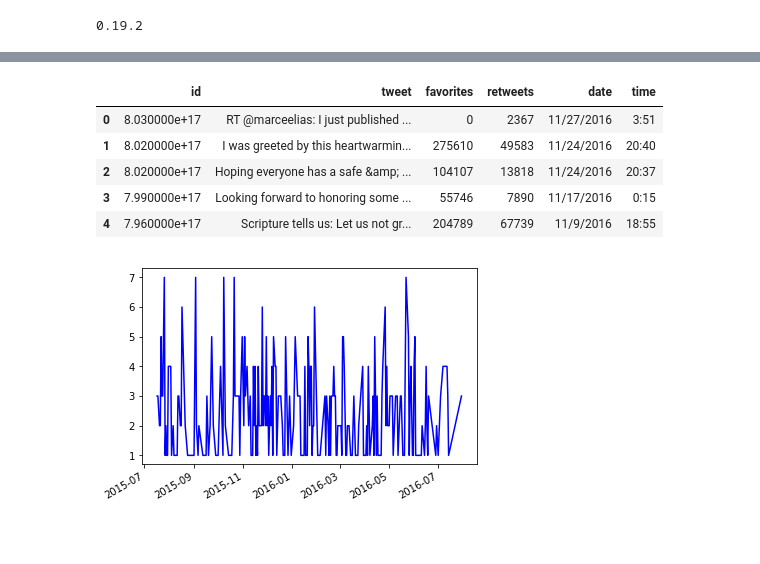
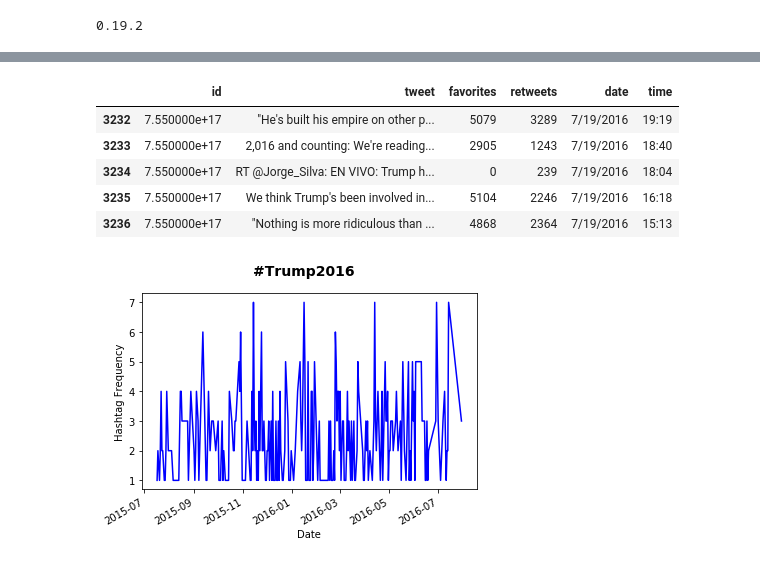
Before and after one commit to johnnyguitar95/DataScience_Marquette, a Jupyter notebook: Notebooks/Data_Visuals.ipynb, the cells around one changed output, grey strips where cells are left out. Cells and saved outputs as stored; diff of their text form; code cells hidden in the pictures; blank space fills up the shorter version.

```diff
--- a/Notebooks/Data_Visuals.ipynb
+++ b/Notebooks/Data_Visuals.ipynb
@@ -39,14 +39,14 @@ donald_tweets.head(5)
 | 3 | 7.970000e+17 | Just had a very open and successf... | 214001 | 67010 | 11/11/2016 | 2:19:44 | NaN |
 | 4 | 7.970000e+17 | A fantastic day in D.C. Met with ... | 178499 | 36688 | 11/11/2016 | 2:10:46 | NaN |
 # %%
-hilary_tweets.head(5)
+hilary_tweets.tail(5)
 # %% [output]
 |  | id | tweet | favorites | retweets | date | time |
-| 0 | 8.030000e+17 | RT @marceelias: I just published ... | 0 | 2367 | 11/27/2016 | 3:51 |
-| 1 | 8.020000e+17 | I was greeted by this heartwarmin... | 275610 | 49583 | 11/24/2016 | 20:40 |
-| 2 | 8.020000e+17 | Hoping everyone has a safe &amp; ... | 104107 | 13818 | 11/24/2016 | 20:37 |
-| 3 | 7.990000e+17 | Looking forward to honoring some ... | 55746 | 7890 | 11/17/2016 | 0:15 |
-| 4 | 7.960000e+17 | Scripture tells us: Let us not gr... | 204789 | 67739 | 11/9/2016 | 18:55 |
+| 3232 | 7.550000e+17 | "He's built his empire on other p... | 5079 | 3289 | 7/19/2016 | 19:19 |
+| 3233 | 7.550000e+17 | 2,016 and counting: We're reading... | 2905 | 1243 | 7/19/2016 | 18:40 |
+| 3234 | 7.550000e+17 | RT @Jorge_Silva: EN VIVO: Trump h... | 0 | 239 | 7/19/2016 | 18:04 |
+| 3235 | 7.550000e+17 | We think Trump's been involved in... | 5104 | 2246 | 7/19/2016 | 16:18 |
+| 3236 | 7.550000e+17 | "Nothing is more ridiculous than ... | 4868 | 2364 | 7/19/2016 | 15:13 |
 # %%
 #Preprocess
 #Code from Marco Bonzanini - https://marcobonzanini.com/2015/03/09/mining-twitter-data-with-python-part-2/
@@ -86,43 +86,34 @@ import datetime as dt
 import matplotlib.dates as mdates
 #Using Trump's top 5 hashtags from my python notebook on word_counts
 #We are going to make a plot of this graph to see the hashtags use over time
 dates_TRUMP2016 = []
-dates_MAKEGREAT = []
-dates_DRAINSWAM = []
-dates_AMERIFIRS = []
-dates_VOTETRUMP = []
 
 numRows = len(donald_tweets['tweet'])
 count = 0
 while count < numRows :
     tweet = donald_tweets['tweet'][count]
     terms_hash = [term for term in preprocess(tweet) if term.startswith('#')]
     # track when the hashtag is mentioned
     if '#Trump2016' in terms_hash:
         dates_TRUMP2016.append(donald_tweets['date'][count])
-    if '#MakeAmericaGreatAgain' in terms_hash:
-        dates_MAKEGREAT.append(donald_tweets['date'][count])
-    if '#DrainTheSwamp' in terms_hash:
-        dates_DRAINSWAM.append(donald_tweets['date'][count])
-    if '#AmericaFirst' in terms_hash:
-        dates_AMERIFIRS.append(donald_tweets['date'][count])
-    if '#VoteTrump' in terms_hash:
-        dates_VOTETRUMP.append(donald_tweets['date'][count])
     count = count + 1
 
 TRUMP2016_temp = Counter(dates_TRUMP2016)
 dates = list(TRUMP2016_temp.keys())
 dates = sorted(dates, key=lambda x: dt.datetime.strptime(x, '%m/%d/%Y'))
 TRUMP2016 = {}
 count = 0
 while(count<len(dates)):
     TRUMP2016[dates[count]] = TRUMP2016_temp[dates[count]]
     count = count + 1
 
 fig, ax = plt.subplots()
 
 ax.plot_date(dates, list(TRUMP2016.values()), '-b')
+ax.set_xlabel("Date")
+ax.set_ylabel("Hashtag Frequency")
+fig.suptitle('#Trump2016', fontsize=14, fontweight='bold')
 fig.autofmt_xdate()
 plt.show()
 # %% [output]
-[figure, old version]
+[figure, new version]
```
Also changed, not shown: parts of 9 cells of this notebook, 2 other files.
